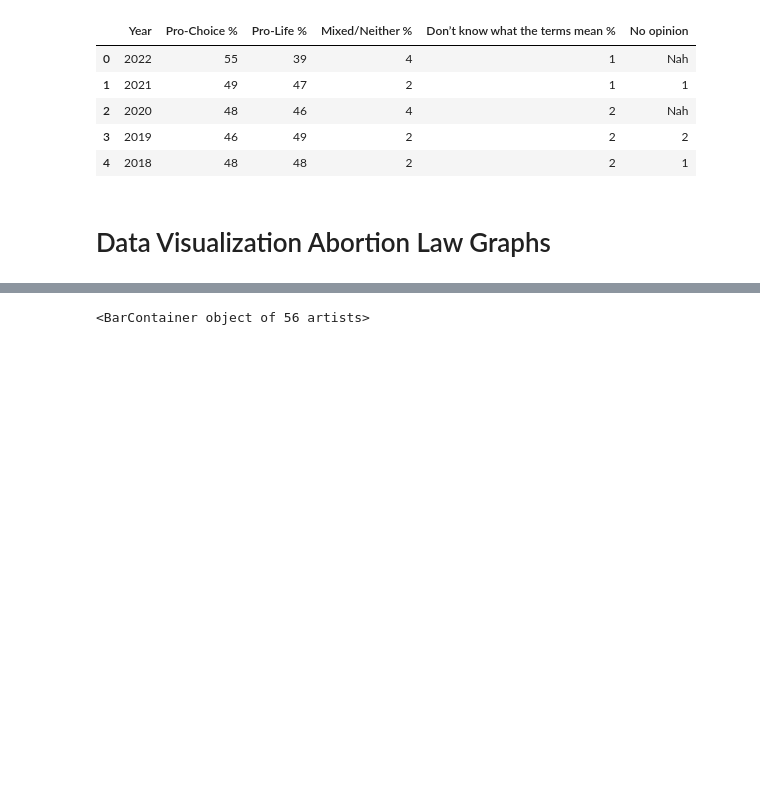
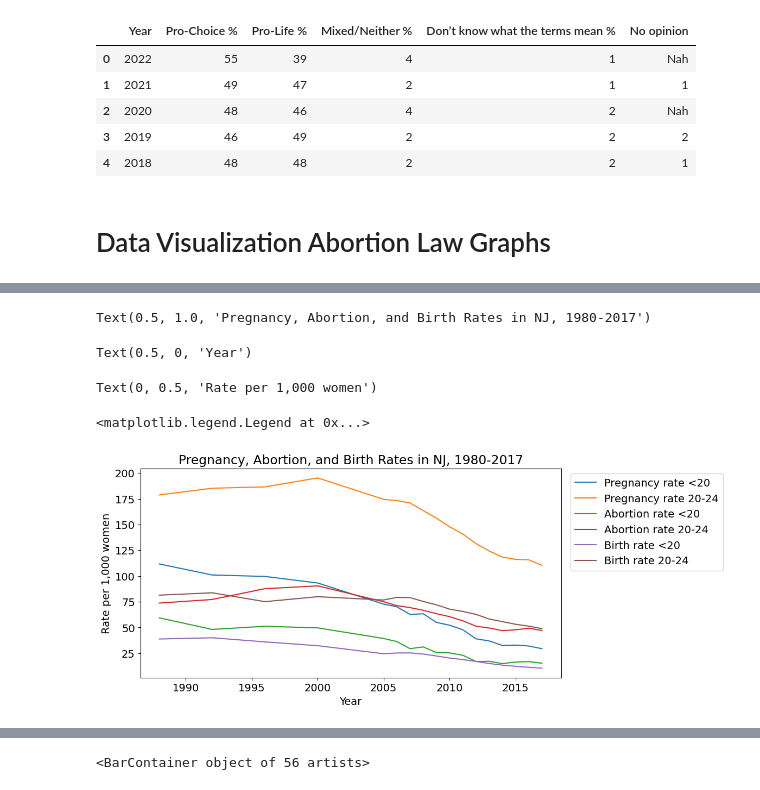
Before and after one commit to Mmarlo5/psychic-doodle, a Jupyter notebook: Copy_of_Problem_Set_5.ipynb, the cells around one changed output, grey strips where cells are left out. Drawn from its saved outputs; the diff is of its cells as text; code cells hidden in the pictures; blank space fills up the shorter version.

```diff
--- a/Copy_of_Problem_Set_5.ipynb
+++ b/Copy_of_Problem_Set_5.ipynb
@@ -399,0 +374,40 @@ Text(0.5, 1.0, 'Abortion Rate by Region and Year, 2010-2020')
+# %%
+# Read in the data
+abortionpublic = pd.read_csv("https://raw.githubusercontent.com/Mmarlo5/psychic-doodle/main/NationalAndStatePregnancy_PublicUse.csv")
+
+# Filter for data for NJ from 1980 to 2017
+nj_data = abortionpublic[(abortionpublic.state == 'NJ') & (abortionpublic.year >= 1980) & (abortionpublic.year <= 2017)]
+
+# Create a new dataframe with just the variables we want and rename columns
+nj_rates = nj_data[['year', 'pregnancyratelt20', 'pregnancyrate2024', 'abortionratelt20', 'abortionrate2024', 'birthratelt20', 'birthrate2024']]
+nj_rates = nj_rates.rename(columns={
+    'pregnancyratelt20': 'Pregnancy rate <20',
+    'pregnancyrate2024': 'Pregnancy rate 20-24',
+    'abortionratelt20': 'Abortion rate <20',
+    'abortionrate2024': 'Abortion rate 20-24',
+    'birthratelt20': 'Birth rate <20',
+    'birthrate2024': 'Birth rate 20-24'
+})
+
+# Set the year as the index
+nj_rates.set_index('year', inplace=True)
+
+# Plot the data
+ax = nj_rates.plot(figsize=(10, 5))
+
+# Add titles and labels
+plt.title('Pregnancy, Abortion, and Birth Rates in NJ, 1980-2017')
+plt.xlabel('Year')
+plt.ylabel('Rate per 1,000 women')
+
+# Move the legend to the top right
+ax.legend(loc='upper left', bbox_to_anchor=(1.01, 1))
+
+# Show the plot
+plt.show()
+# %% [output]
+Text(0.5, 1.0, 'Pregnancy, Abortion, and Birth Rates in NJ, 1980-2017')
+Text(0.5, 0, 'Year')
+Text(0, 0.5, 'Rate per 1,000 women')
+<matplotlib.legend.Legend at 0x...>
+[figure, added]
```
Also changed, not shown: parts of 16 cells of this notebook.
